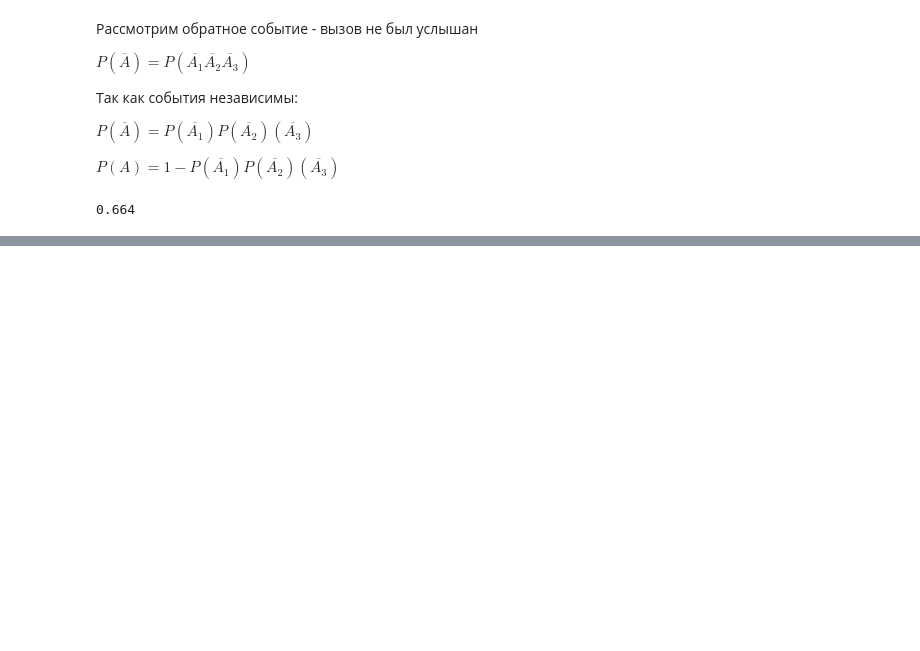
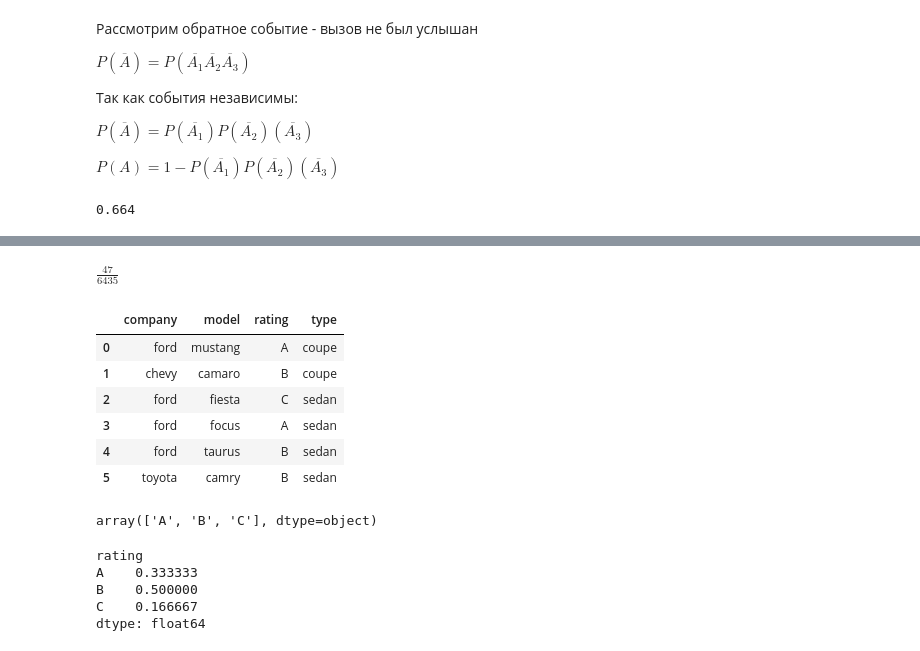
Before and after one commit to atrepalin/Probability-Threory-RSREU, a Jupyter notebook: tasks.ipynb, the cells around one changed output, grey strips where cells are left out. Cells and saved outputs as stored; diff of their text form; code cells hidden in the pictures; blank space fills up the shorter version.

```diff
--- a/tasks.ipynb
+++ b/tasks.ipynb
@@ -642,0 +691,39 @@ $P(A) = 1 - P(\overline{A_1})P(\overline{A_2})(\overline{A_3})$
+# %%
+import sympy as sp
+
+i = sp.symbols('i')
+
+term = sp.binomial(5, i) * sp.binomial(6, 3 - i) * sp.binomial(4 + i, 4) / (sp.binomial(11, 3) * sp.binomial(15, 4))
+
+s = sp.summation(term, (i, 0, 3))
+
+s
+# %% [output]
+$\displaystyle \frac{47}{6435}$
+# %%
+import numpy as np
+import pandas as pd
+
+df = pd.read_csv("dataset/data.csv")
+
+df
+# %% [output]
+|  | company | model | rating | type |
+| 0 | ford | mustang | A | coupe |
+| 1 | chevy | camaro | B | coupe |
+| 2 | ford | fiesta | C | sedan |
+| 3 | ford | focus | A | sedan |
+| 4 | ford | taurus | B | sedan |
+| 5 | toyota | camry | B | sedan |
+# %%
+df["rating"].unique()
+# %% [output]
+array(['A', 'B', 'C'], dtype=object)
+# %%
+df.groupby("rating").size().div(df.shape[0])
+# %% [output]
+rating
+A    0.333333
+B    0.500000
+C    0.166667
+dtype: float64
```
Also changed, not shown: parts of 12 cells of this notebook, 1 other file.
